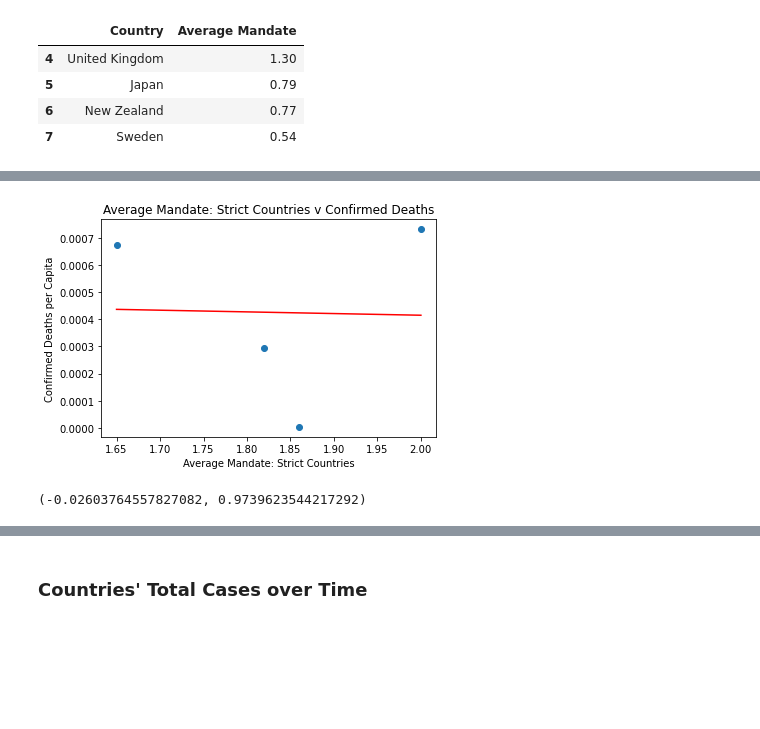
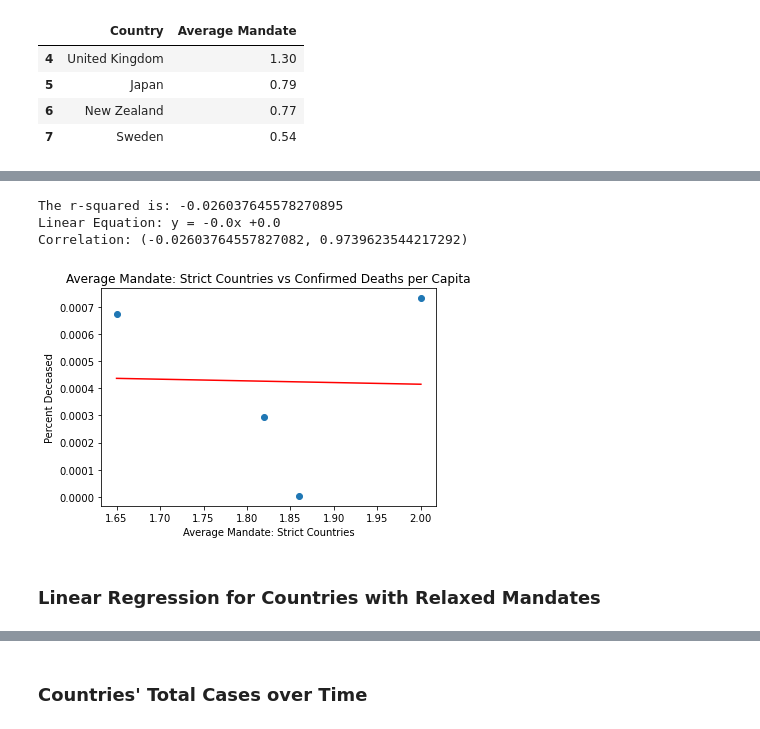
Before and after one commit to leslievazquez/Project_1, a Jupyter notebook: Data_Analysis_Notebook.ipynb, the cells around one changed output, grey strips where cells are left out. Saved outputs shown, nothing was run; the diff lists cells and outputs as text; code cells hidden in the pictures; blank space fills up the shorter version.

```diff
--- a/Data_Analysis_Notebook.ipynb
+++ b/Data_Analysis_Notebook.ipynb
@@ -379,21 +385,28 @@ correlation
 # %%
 #linear regression strict mandates v strict deaths
 x_values = strict_df['Average Mandate']
 y_values = strict_max['Percent Deceased']
 (slope, intercept, rvalue, pvalue, stdeer) = linregress(x_values,y_values)
+print(f"The r-squared is: {rvalue}")
 regress_values = x_values*slope+intercept
-line_eq = 'y=' +str(round(slope,2))+'x + ' +str(round(intercept,2))
+line_eq = "y = " + str(round(slope,2))+ "x +" +str(round(intercept,2))
+print(f"Linear Equation: {line_eq}")
 plt.scatter(x_values, y_values)
 plt.plot(x_values,regress_values,'r-')
 
+#pearsonr for strict mandates v percent deceased
+correlation = st.pearsonr(strict_df['Average Mandate'], strict_max['Percent Deceased'])
+print(f"Correlation: {correlation}")
+
 #plt.annotate(line_eq,(15,10),fontsize = 25, color='red')
-plt.title('Average Mandate: Strict Countries v Confirmed Deaths')
+plt.title('Average Mandate: Strict Countries vs Confirmed Deaths per Capita')
 plt.xlabel('Average Mandate: Strict Countries')
-plt.ylabel('Confirmed Deaths per Capita')
+plt.ylabel('Percent Deceased')
 plt.show()
-
-correlation = st.pearsonr(strict_df['Average Mandate'], strict_max['Percent Deceased'])
-correlation
 # %% [output]
+The r-squared is: -0.026037645578270895
+Linear Equation: y = -0.0x +0.0
+Correlation: (-0.02603764557827082, 0.9739623544217292)
-[figure, old version]
+[figure, new version]
-(-0.02603764557827082, 0.9739623544217292)
+# %% [markdown]
+### Linear Regression for Countries with Relaxed Mandates
```
Also changed, not shown: parts of 16 cells of this notebook.
